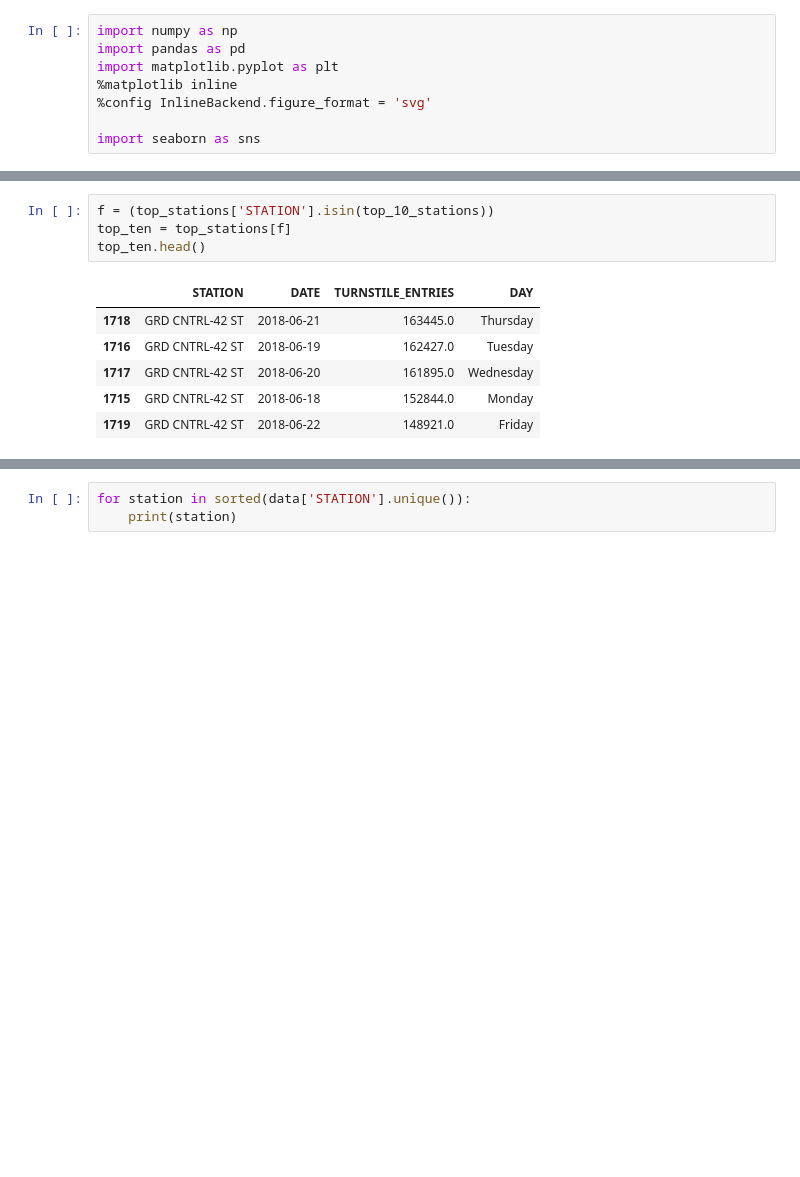
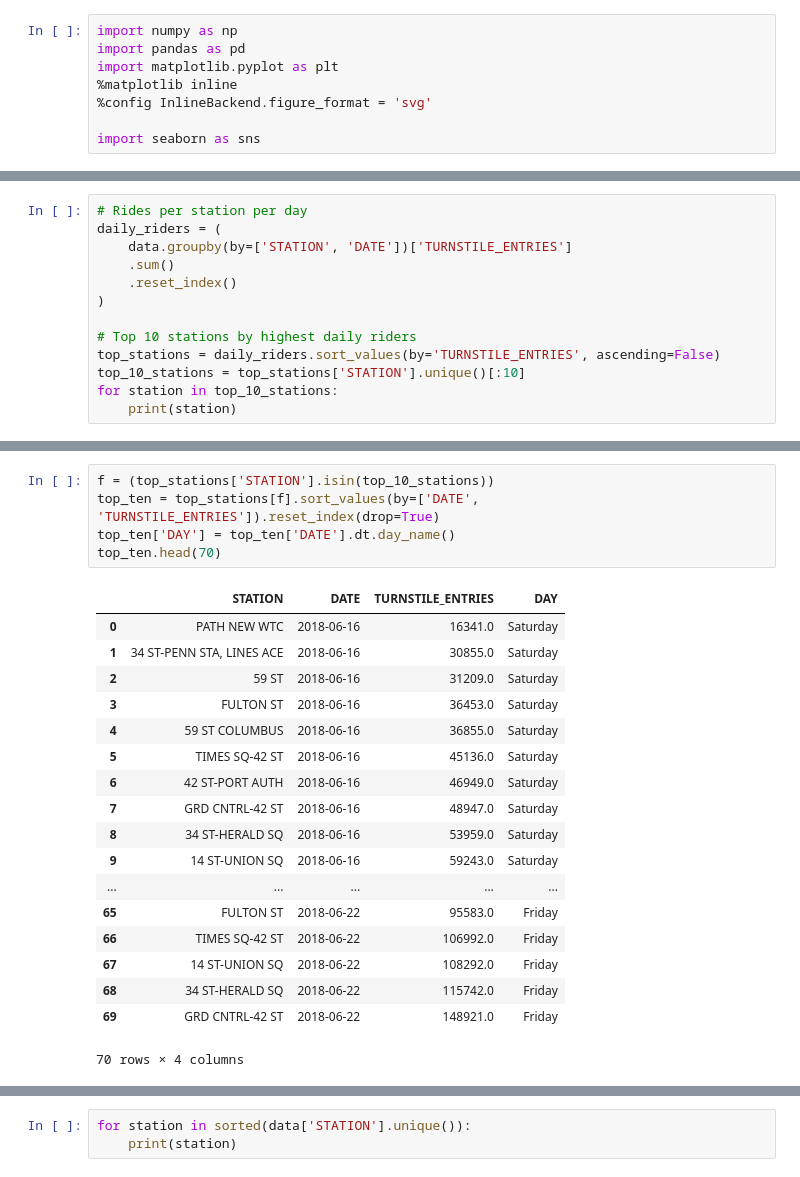
Before and after one commit to BotScutters/metis-project-01, a Jupyter notebook: initial_exploration.ipynb, the cells around one changed output, grey strips where cells are left out. Cells and saved outputs as stored; diff of their text form; blank space fills up the shorter version.

```diff
--- a/initial_exploration.ipynb
+++ b/initial_exploration.ipynb
@@ -248,0 +204,13 @@ array(['GRD CNTRL-42 ST', '34 ST-HERALD SQ', 'TIMES SQ-42 ST',
+# %%
+# Rides per station per day
+daily_riders = (
+    data.groupby(by=['STATION', 'DATE'])['TURNSTILE_ENTRIES']
+    .sum()
+    .reset_index()
+)
+
+# Top 10 stations by highest daily riders
+top_stations = daily_riders.sort_values(by='TURNSTILE_ENTRIES', ascending=False)
+top_10_stations = top_stations['STATION'].unique()[:10]
+for station in top_10_stations:
+    print(station)
@@ -249,12 +228,25 @@ array(['GRD CNTRL-42 ST', '34 ST-HERALD SQ', 'TIMES SQ-42 ST',
 # %%
 f = (top_stations['STATION'].isin(top_10_stations))
-top_ten = top_stations[f]
-top_ten.head()
+top_ten = top_stations[f].sort_values(by=['DATE', 'TURNSTILE_ENTRIES']).reset_index(drop=True)
+top_ten['DAY'] = top_ten['DATE'].dt.day_name()
+top_ten.head(70)
 # %% [output]
 |  | STATION | DATE | TURNSTILE_ENTRIES | DAY |
-| 1718 | GRD CNTRL-42 ST | 2018-06-21 | 163445.0 | Thursday |
-| 1716 | GRD CNTRL-42 ST | 2018-06-19 | 162427.0 | Tuesday |
-| 1717 | GRD CNTRL-42 ST | 2018-06-20 | 161895.0 | Wednesday |
-| 1715 | GRD CNTRL-42 ST | 2018-06-18 | 152844.0 | Monday |
-| 1719 | GRD CNTRL-42 ST | 2018-06-22 | 148921.0 | Friday |
+| 0 | PATH NEW WTC | 2018-06-16 | 16341.0 | Saturday |
+| 1 | 34 ST-PENN STA, LINES ACE | 2018-06-16 | 30855.0 | Saturday |
+| 2 | 59 ST | 2018-06-16 | 31209.0 | Saturday |
+| 3 | FULTON ST | 2018-06-16 | 36453.0 | Saturday |
+| 4 | 59 ST COLUMBUS | 2018-06-16 | 36855.0 | Saturday |
+| 5 | TIMES SQ-42 ST | 2018-06-16 | 45136.0 | Saturday |
+| 6 | 42 ST-PORT AUTH | 2018-06-16 | 46949.0 | Saturday |
+| 7 | GRD CNTRL-42 ST | 2018-06-16 | 48947.0 | Saturday |
+| 8 | 34 ST-HERALD SQ | 2018-06-16 | 53959.0 | Saturday |
+| 9 | 14 ST-UNION SQ | 2018-06-16 | 59243.0 | Saturday |
+| ... | ... | ... | ... | ... |
+| 65 | FULTON ST | 2018-06-22 | 95583.0 | Friday |
+| 66 | TIMES SQ-42 ST | 2018-06-22 | 106992.0 | Friday |
+| 67 | 14 ST-UNION SQ | 2018-06-22 | 108292.0 | Friday |
+| 68 | 34 ST-HERALD SQ | 2018-06-22 | 115742.0 | Friday |
+| 69 | GRD CNTRL-42 ST | 2018-06-22 | 148921.0 | Friday |
+70 rows × 4 columns
 # %%
```
Also changed, not shown: parts of 16 cells of this notebook.
